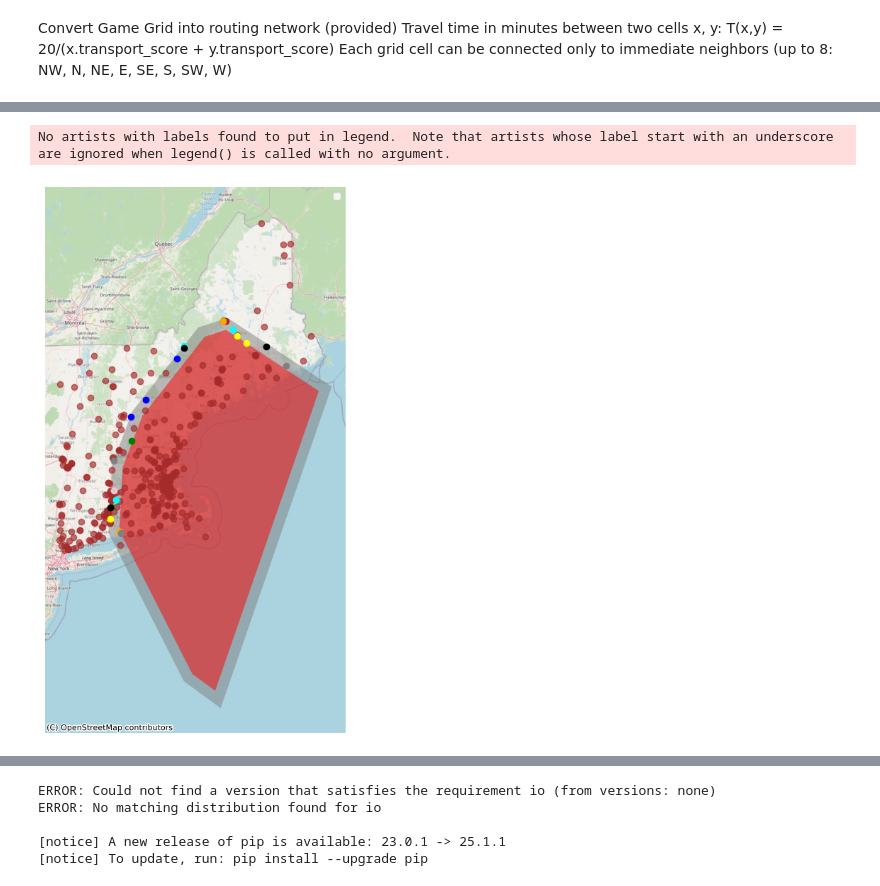
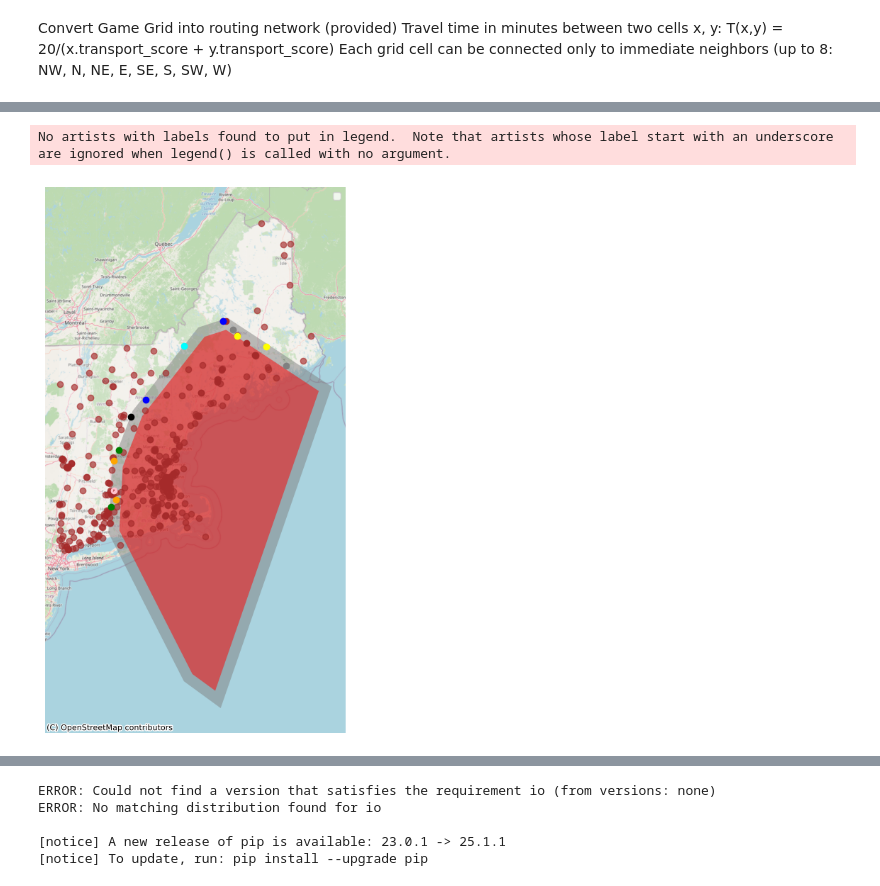
Before and after one commit to bwsi-hadr-2025-final-project/Logistics, a Jupyter notebook: src/Notebook 1.ipynb, the cells around one changed output, grey strips where cells are left out. Drawn from its saved outputs; the diff is of its cells as text; code cells hidden in the pictures.

```diff
--- a/src/Notebook 1.ipynb
+++ b/src/Notebook 1.ipynb
@@ -150,7 +151,7 @@ G = nx.Graph()
 for idx, row in game_grid_df.iterrows():
     G.add_node(idx, transport_score=row['transport_score'], geometry=row.geometry)
 
-adj = gpd.sjoin(game_grid_df, game_grid_df, how="inner", predicate='intersects')
+adj = gpd.sjoin(game_grid_df, game_grid_df, how="inner", predicate='touches')
 
 adj = adj.reset_index()
 
@@ -210,33 +232,33 @@ hospital_df.to_crs(epsg=3857).plot(ax=ax, color='brown', alpha = 0.65)
 #d1_forecasts.to_crs(epsg=3857).plot(ax=ax, color='blue', alpha=0.8)
 
 #d1_trackpast.to_crs(epsg=3857).plot(ax=ax, color='yellow')
 
 westover_airbase = gpd.GeoDataFrame(geometry=[Point(-72.5436, 42.1991)], crs='EPSG:4326')
 westover_airbase = westover_airbase.to_crs(epsg=3857)
 westover_airbase.plot(ax=ax, color='pink')
 
 grid_wgs = game_grid_df.to_crs(epsg=4326)
 poly = grid_wgs.geometry.union_all()
 tags = {'aeroway' :  'aerodrome'}
 airfields = ox.features_from_polygon(poly, tags=tags)
 airfields_merc = airfields.to_crs(epsg=3857)
 distr_cntrs = airfields_merc[airfields_merc.within(perimeter)]
 distr_cntrs = distr_cntrs[~distr_cntrs.within(inner_perimeter)]
-
+distr_cntrs = distr_cntrs[~distr_cntrs['name'].str.contains('Seaplane', case=False, na=False)]
 colors = ['blue', 'green', 'orange', 'brown', 'gray', 'yellow', 'cyan', 'black']
 for i in range(len(distr_cntrs) - 1):
     distr_cntr = distr_cntrs.iloc[i:i+1]
     index = i % len(colors)
     distr_cntr.plot(ax=ax, color=colors[index])
 
 #distr_cntrs.plot(ax=ax, color='purple')
 
 ctx.add_basemap(ax, source=ctx.providers.OpenStreetMap.Mapnik)
 ax.set_axis_off()
 ax.legend()
 
 plt.show()
 # %% [output]
 No artists with labels found to put in legend.  Note that artists whose label start with an underscore are ignored when legend() is called with no argument.
-[figure, old version]
+[figure, new version]
 # %%
```
Also changed, not shown: parts of 6 cells of this notebook.
